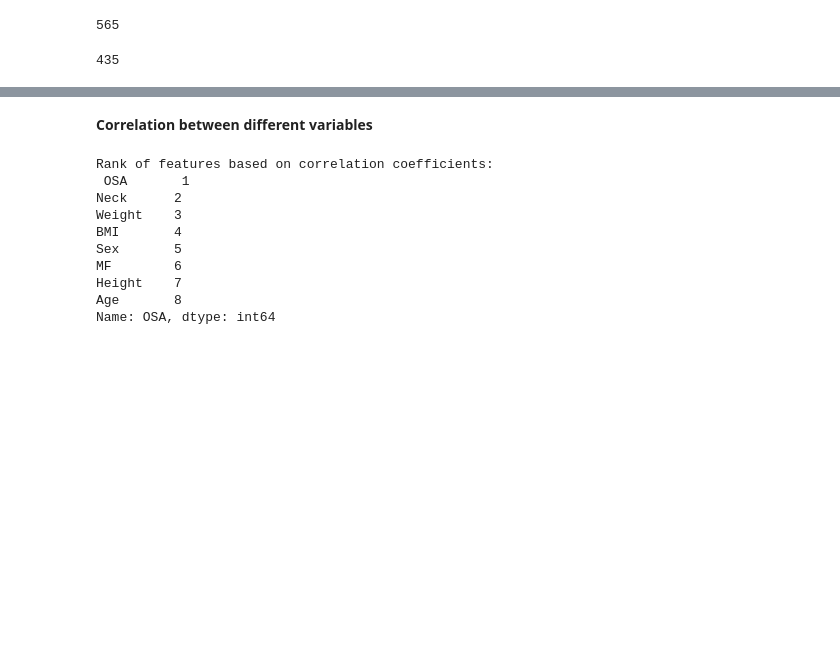
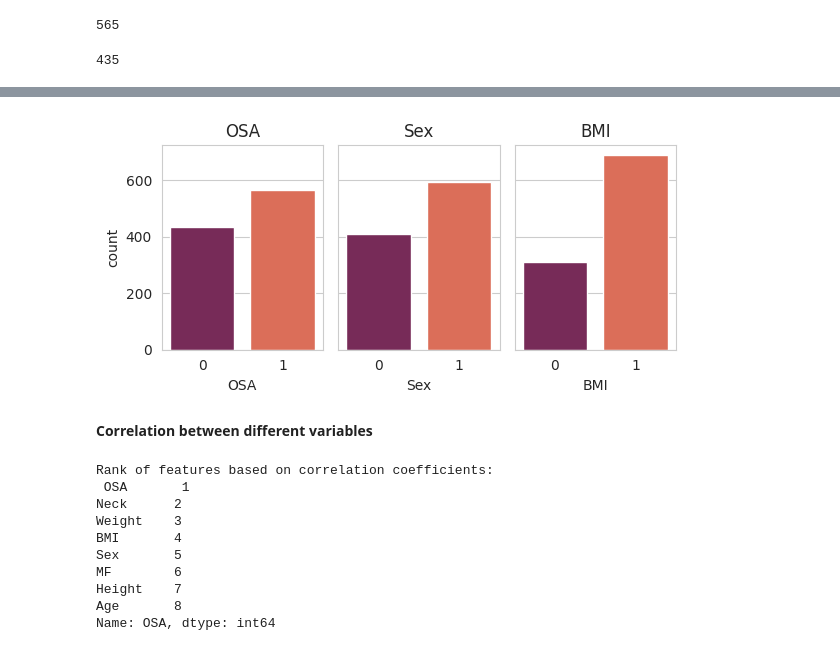
Before and after one commit to asheta66/CNN, a Jupyter notebook: OSA_Using_DL.ipynb, the cells around one changed output, grey strips where cells are left out. Cells and saved outputs as stored; diff of their text form; code cells hidden in the pictures; blank space fills up the shorter version.

```diff
--- a/OSA_Using_DL.ipynb
+++ b/OSA_Using_DL.ipynb
@@ -92,11 +79,25 @@ plt.savefig('classes.png')
 # %%
-# from matplotlib import pyplot as plt
+import matplotlib.pyplot as plt
+import seaborn as sns
 
-# fig, axes = plt.subplots(1,3,figsize=(8,3),sharey=True)
-# sns.countplot(ax=axes[0],data=df, x='OSA')
-# sns.countplot(ax=axes[1],data=df, x='Sex')
-# sns.countplot(ax=axes[2],data=df, x='BMI')
-# plt.savefig('Statistics.png')
+plt.rcParams['text.usetex'] = False
+
+fig, axes = plt.subplots(1, 3, figsize=(6, 3), sharey=True)
+
+sns.countplot(ax=axes[0], data=df, x='OSA', hue='OSA', palette='rocket', legend=False)
+axes[0].set_title('OSA')
+
+sns.countplot(ax=axes[1], data=df, x='Sex', hue='Sex', palette='rocket', legend=False)
+axes[1].set_title('Sex')
+
+sns.countplot(ax=axes[2], data=df, x='BMI', hue='BMI', palette='rocket', legend=False)
+axes[2].set_title('BMI')
+
+plt.tight_layout()
+plt.savefig('Statistics.png', dpi=100)
+plt.show()
+# %% [output]
+[figure, added]
 # %% [markdown]
 **Correlation between different variables**
 # %%
```
Also changed, not shown: parts of 49 cells of this notebook.
